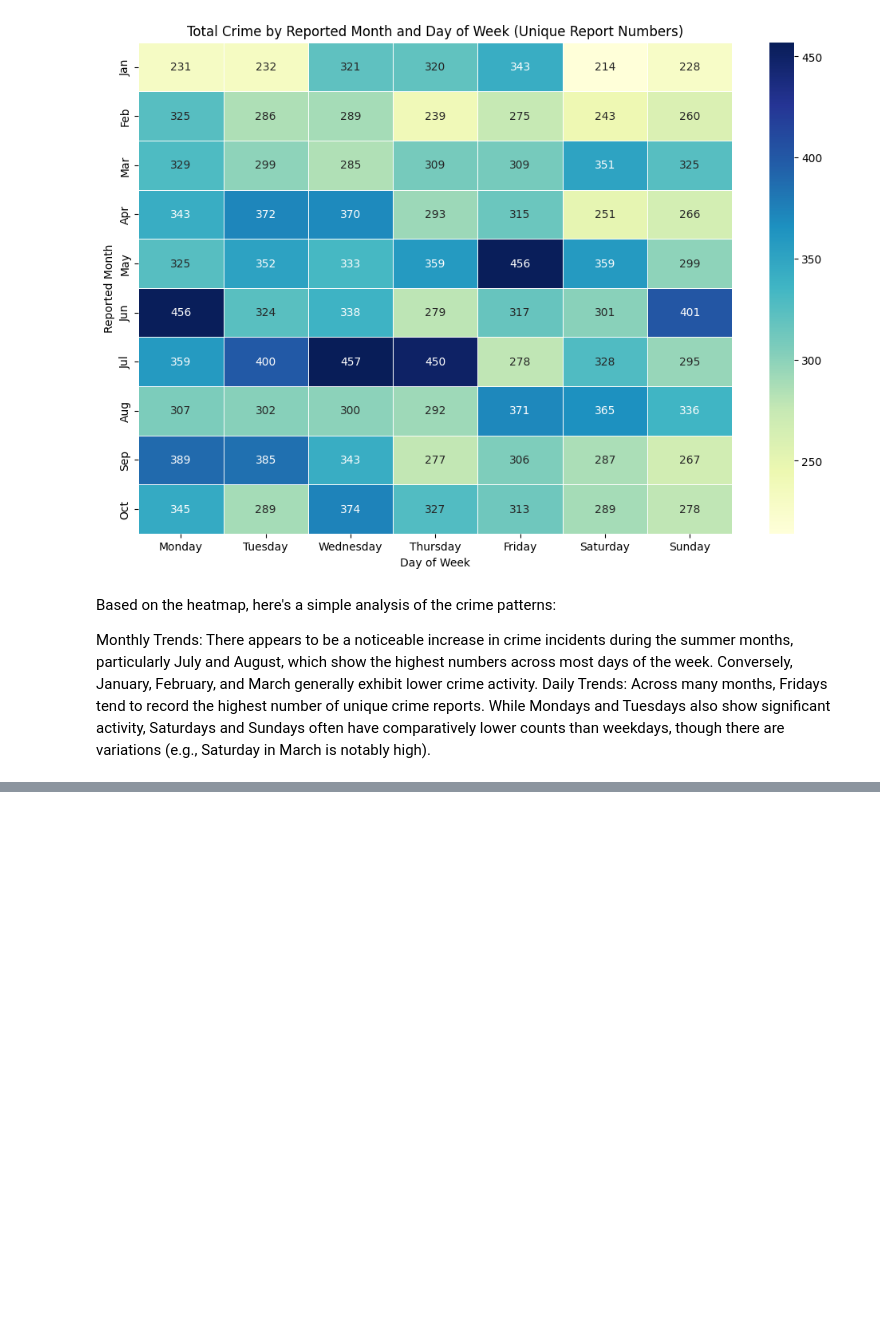
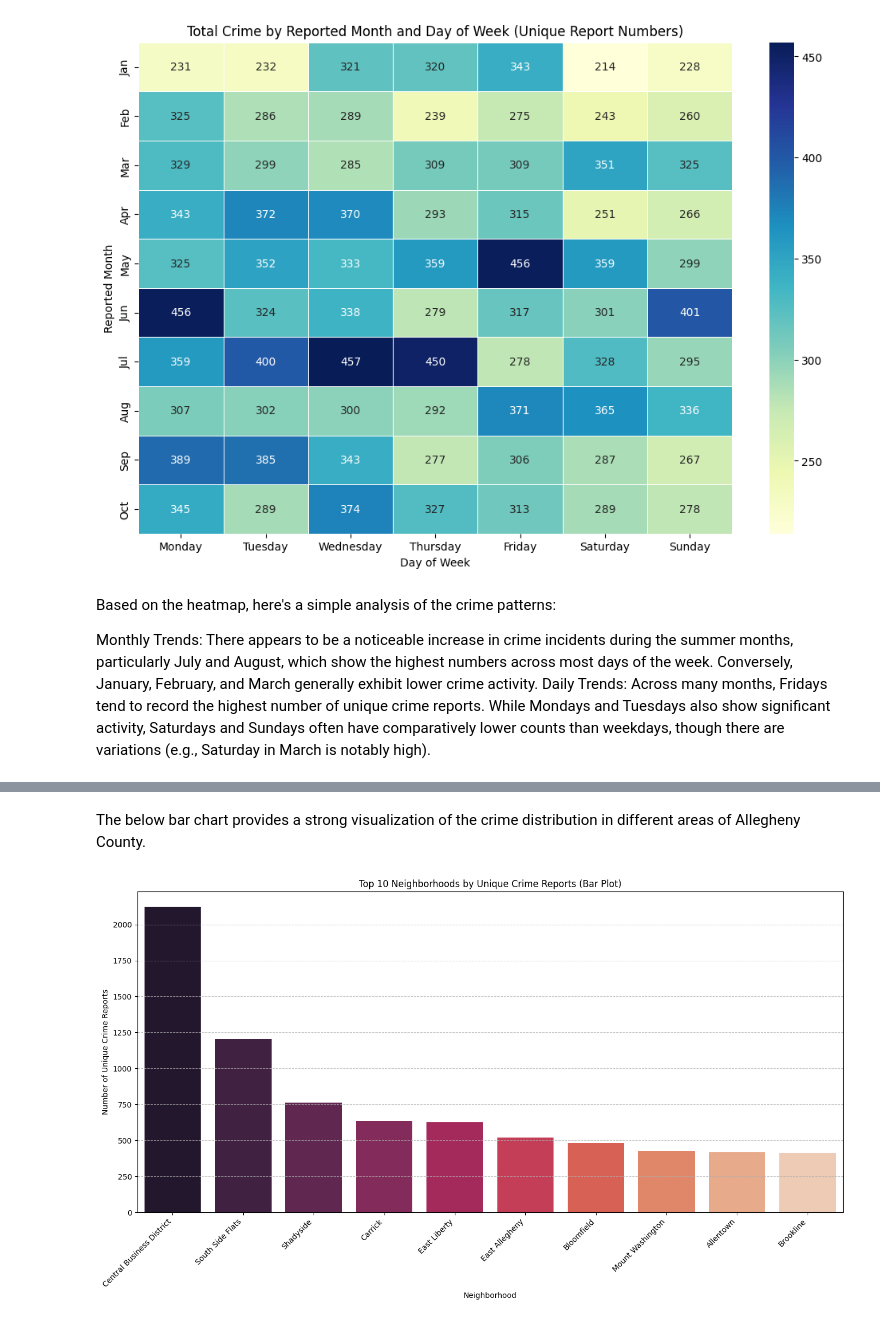
Before and after one commit to egpanetta/programming_90800, a Jupyter notebook: final_exploratoryanalysis.ipynb, the cells around one changed output, grey strips where cells are left out. Drawn from its saved outputs; the diff is of its cells as text; code cells hidden in the pictures; blank space fills up the shorter version.

```diff
--- a/final_exploratoryanalysis.ipynb
+++ b/final_exploratoryanalysis.ipynb
@@ -407,0 +86,5 @@ Overall Hourly Crime Distribution:
+# %%
+top_10_neighborhoods = crime_df.groupby('Neighborhood')['Report_Number'].nunique().reset_index()
+top_10_neighborhoods = top_10_neighborhoods.sort_values(by='Report_Number', ascending=False).head(10)
+print("\nTop 10 Neighborhoods by Unique Crime Reports:")
+display(top_10_neighborhoods.rename(columns={'Report_number':'Number of Reports'}))
@@ -407,0 +104,19 @@ Overall Hourly Crime Distribution:
+# %% [markdown]
+
+
+The below bar chart provides a strong visualization of the crime distribution in different areas of Allegheny County.
+# %%
+top_10_neighborhoods_sorted = top_10_neighborhoods.sort_values(by='Report_Number', ascending=False)
+
+plt.figure(figsize=(14, 8))
+sns.barplot(x='Neighborhood', y='Report_Number', data=top_10_neighborhoods_sorted, palette='rocket', hue='Neighborhood', legend=False)
+
+plt.xlabel('Neighborhood')
+plt.ylabel('Number of Unique Crime Reports')
+plt.title('Top 10 Neighborhoods by Unique Crime Reports (Bar Plot)')
+plt.xticks(rotation=45, ha='right') # rotating x-axis labels for better readability
+plt.grid(axis='y', linestyle='--', alpha=0.7)
+plt.tight_layout() #  prevent labels from overlapping
+plt.show()
+# %% [output]
+[figure, added]
```
Also changed, not shown: parts of 49 cells of this notebook.
